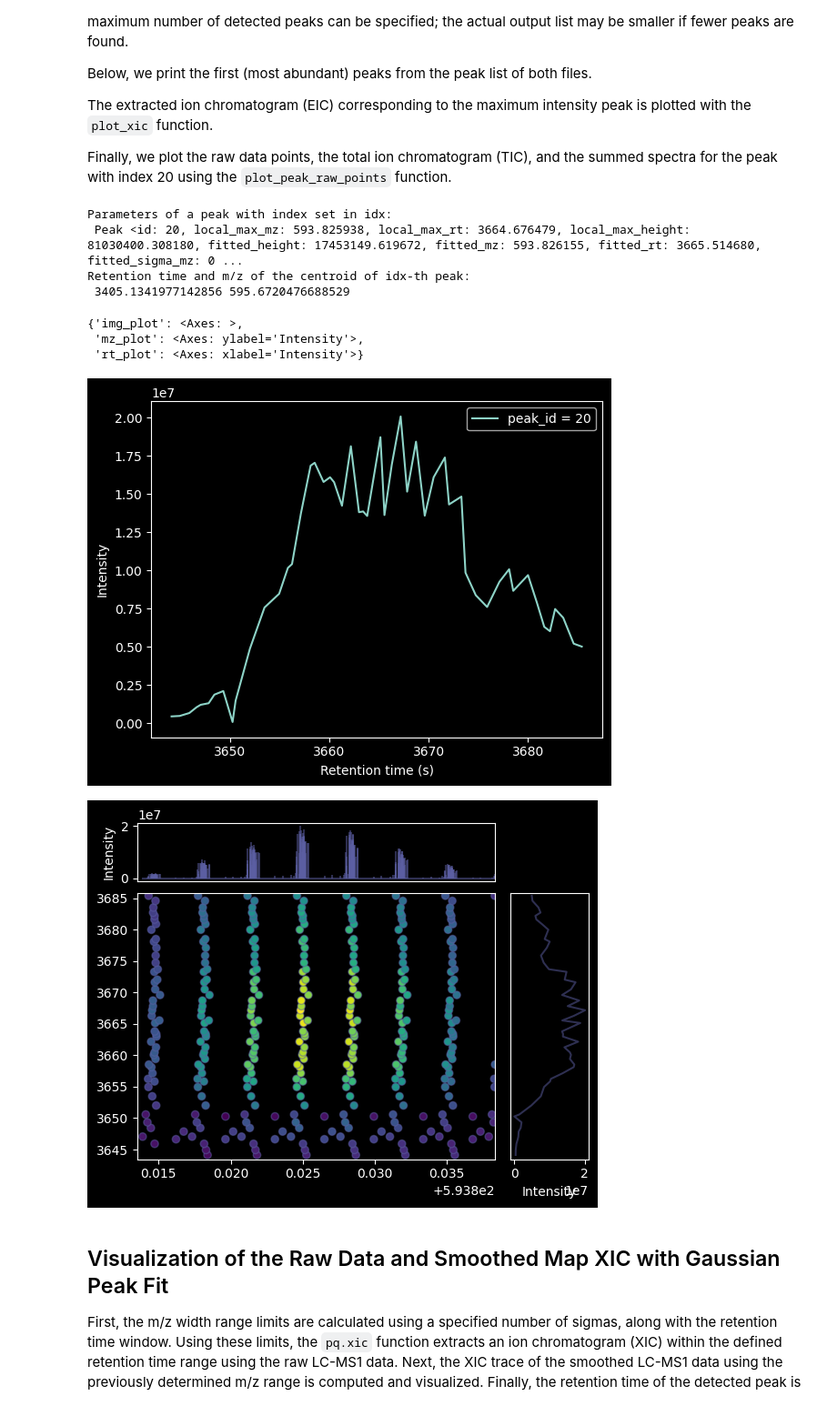
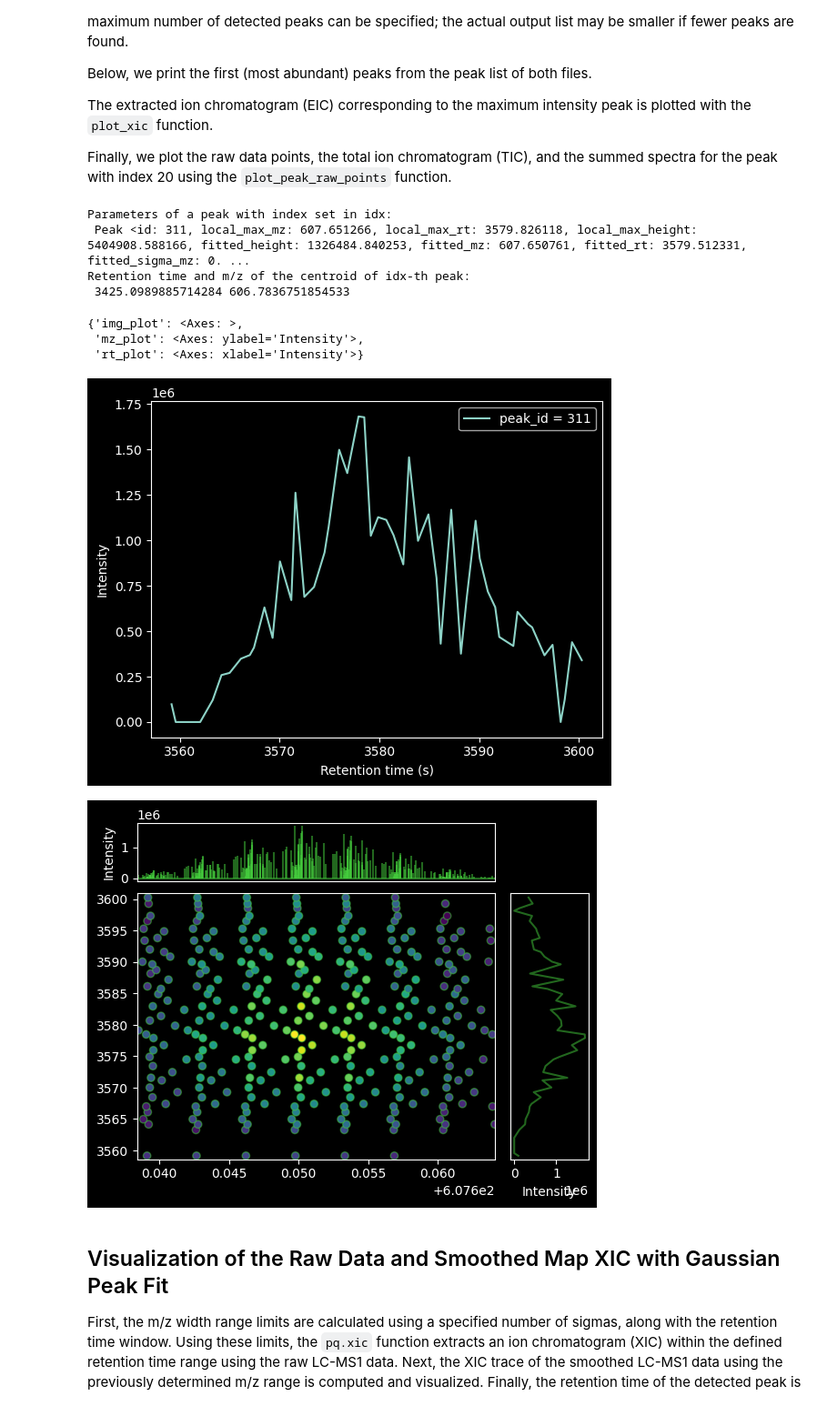
Before and after one commit to PASTAQ-MS/PASTAQ, a Jupyter notebook: examples/pastaqExamples.ipynb, the cells around one changed output. Shown at 91% size. Drawn from its saved outputs; the diff is of its cells as text; code cells hidden in the pictures.

```diff
--- a/examples/pastaqExamples.ipynb
+++ b/examples/pastaqExamples.ipynb
@@ -139,34 +139,34 @@ Finally, we plot the raw data points, the total ion chromatogram (TIC), and the
 # %%
 # detect peaks in both datasets
 peaks1 = pq.find_peaks(lcmsData1, grid1, params['max_peaks'])
 locMax1 = pq.find_local_maxima(grid1)
 peaks2 = pq.find_peaks(lcmsData2, grid2, params['max_peaks'])
 locMax2 = pq.find_local_maxima(grid2)
 
 # print the parameters
-peakIdx = 20
+peakIdx = 311
 print("Parameters of a peak with index set in idx:\n", peaks1[peakIdx])
 print("Retention time and m/z of the centroid of idx-th peak:\n", locMax1[peakIdx].rt, locMax1[peakIdx].mz)
 
 # plot the EIC of the peak with index 20.
 fill_alpha = params['qc_plot_fill_alpha']
 line_alpha = params['qc_plot_line_alpha']
 scatter_alpha = params['qc_plot_scatter_alpha']
 palette = sns.color_palette(params['qc_plot_palette'], 10)
 pq.plot_xic(peaks1[peakIdx], lcmsData1, figure=None, method="max")
 
 # plot the peak raw points with TIC in total ion spectra
 pq.plot_peak_raw_points(peaks1[peakIdx], lcmsData1, img_plot=None, rt_plot=None, mz_plot=None, xic_method="max")
 # %% [output]
 Parameters of a peak with index set in idx:
- Peak <id: 20, local_max_mz: 593.825938, local_max_rt: 3664.676479, local_max_height: 81030400.308180, fitted_height: 17453149.619672, fitted_mz: 593.826155, fitted_rt: 3665.514680, fitted_sigma_mz: 0 ...
+ Peak <id: 311, local_max_mz: 607.651266, local_max_rt: 3579.826118, local_max_height: 5404908.588166, fitted_height: 1326484.840253, fitted_mz: 607.650761, fitted_rt: 3579.512331, fitted_sigma_mz: 0. ...
 Retention time and m/z of the centroid of idx-th peak:
- 3405.1341977142856 595.6720476688529
+ 3425.0989885714284 606.7836751854533
 {'img_plot': <Axes: >,
  'mz_plot': <Axes: ylabel='Intensity'>,
  'rt_plot': <Axes: xlabel='Intensity'>}
-[figure, old version]
+[figure, new version]
-[figure, old version]
+[figure, new version]
 # %% [markdown]
 ## Visualization of the Raw Data and Smoothed Map XIC with Gaussian Peak Fit
 First, the m/z width range limits are calculated using a specified number of sigmas, along with the retention time window. Using these limits, the `pq.xic` function extracts an ion chromatogram (XIC) within the defined retention time range using the raw LC-MS1 data. Next, the XIC trace of the smoothed LC-MS1 data using the previously determined m/z range is computed and visualized. Finally, the retention time of the detected peak is highlighted with a vertical green line, and the corresponding Gaussian fit is overlaid.
```
Also changed, not shown: parts of 2 cells of this notebook, 3 other files.
